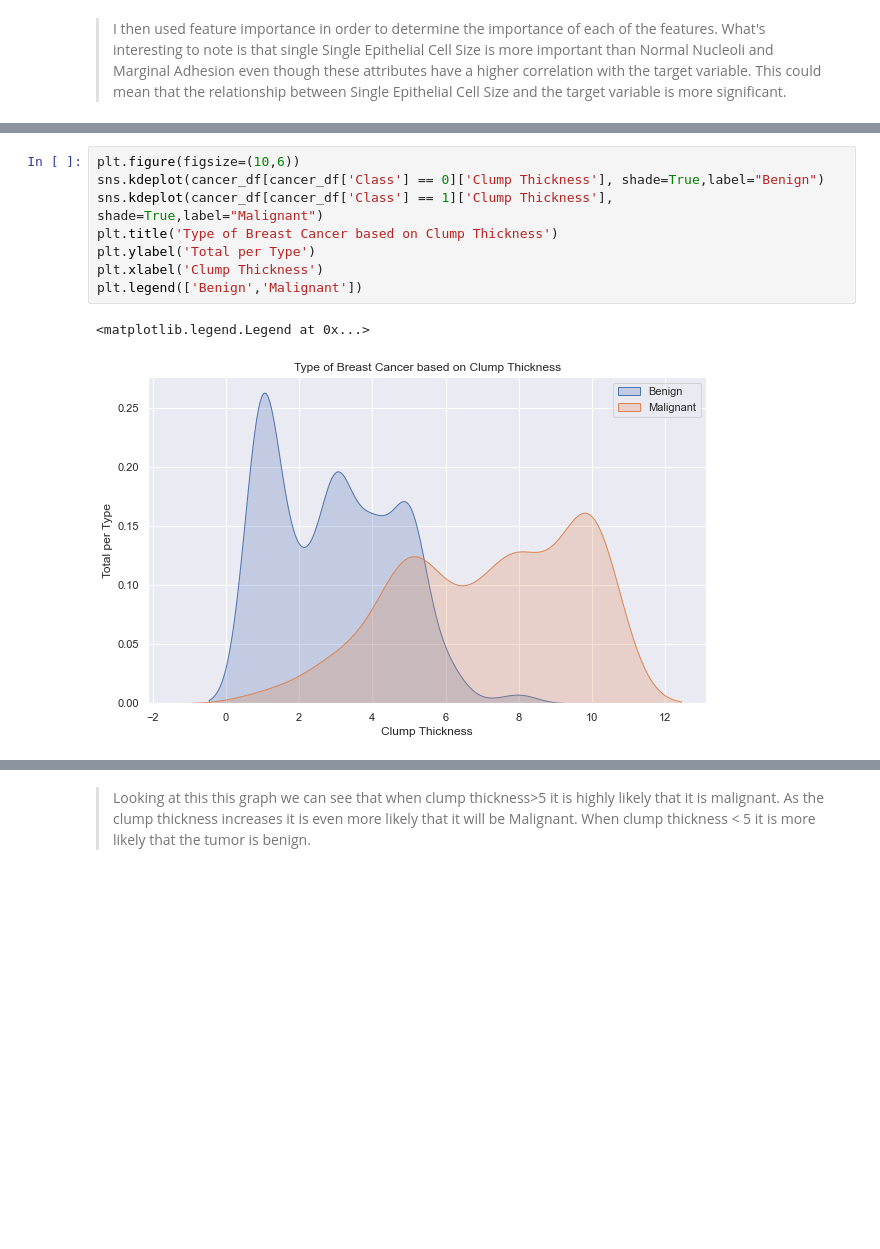
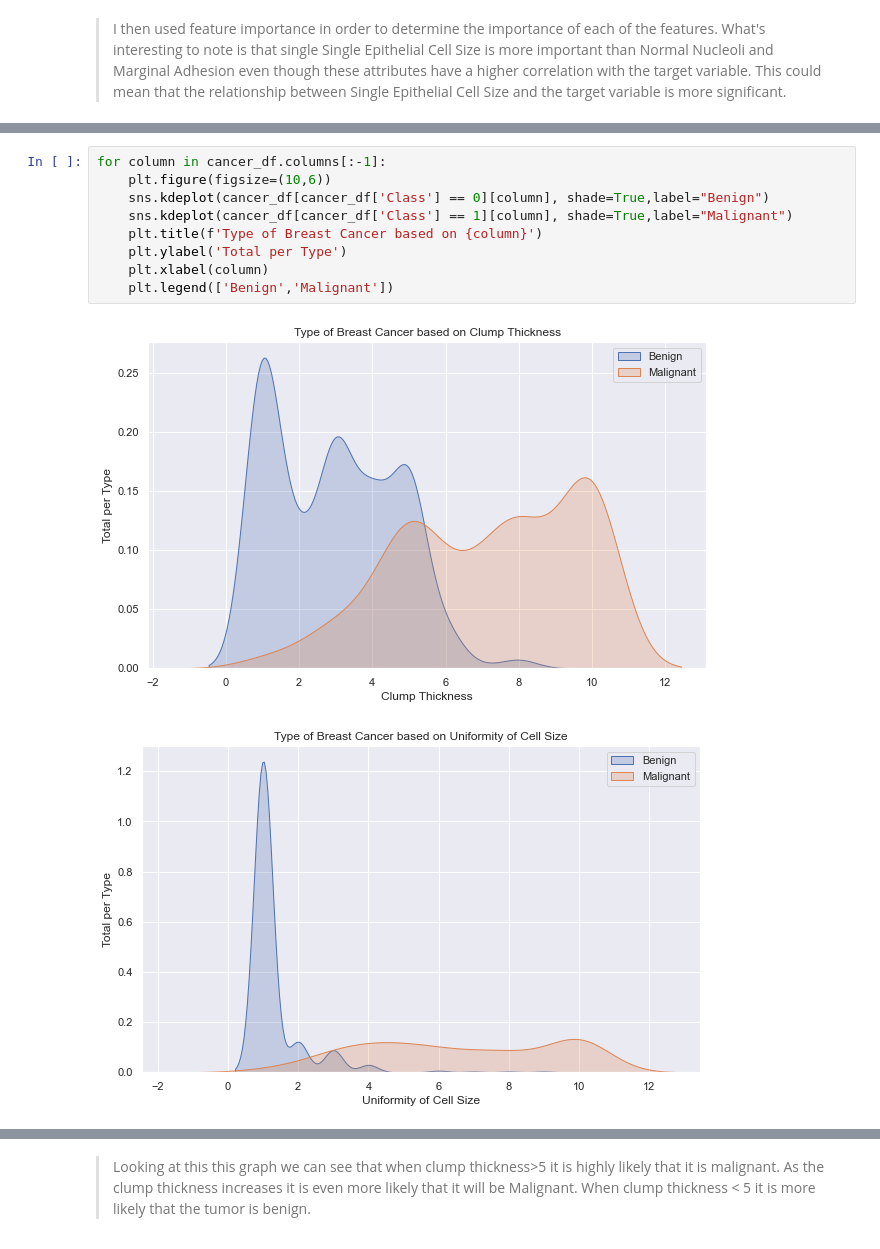
Before and after one commit to keanubowker8/Logistic-Predict-Breast-Cancer, a Jupyter notebook: Predict_Breast_Cancer.ipynb, the cells around one changed output, grey strips where cells are left out. Cells and saved outputs as stored; diff of their text form; blank space fills up the shorter version.

```diff
--- a/Predict_Breast_Cancer.ipynb
+++ b/Predict_Breast_Cancer.ipynb
@@ -195,12 +187,13 @@ Marginal Adhesion: Ttest_indResult(statistic=22.48061879783499, pvalue=9.4480935
     </blockquote>
 # %%
-plt.figure(figsize=(10,6))
-sns.kdeplot(cancer_df[cancer_df['Class'] == 0]['Clump Thickness'], shade=True,label="Benign")
-sns.kdeplot(cancer_df[cancer_df['Class'] == 1]['Clump Thickness'], shade=True,label="Malignant")
-plt.title('Type of Breast Cancer based on Clump Thickness')
-plt.ylabel('Total per Type')
-plt.xlabel('Clump Thickness')
-plt.legend(['Benign','Malignant'])
+for column in cancer_df.columns[:-1]:
+    plt.figure(figsize=(10,6))
+    sns.kdeplot(cancer_df[cancer_df['Class'] == 0][column], shade=True,label="Benign")
+    sns.kdeplot(cancer_df[cancer_df['Class'] == 1][column], shade=True,label="Malignant")
+    plt.title(f'Type of Breast Cancer based on {column}')
+    plt.ylabel('Total per Type')
+    plt.xlabel(column)
+    plt.legend(['Benign','Malignant'])
 # %% [output]
-<matplotlib.legend.Legend at 0x...>
 [figure]
+[figure, added]
```
Also changed, not shown: parts of 29 cells of this notebook.
